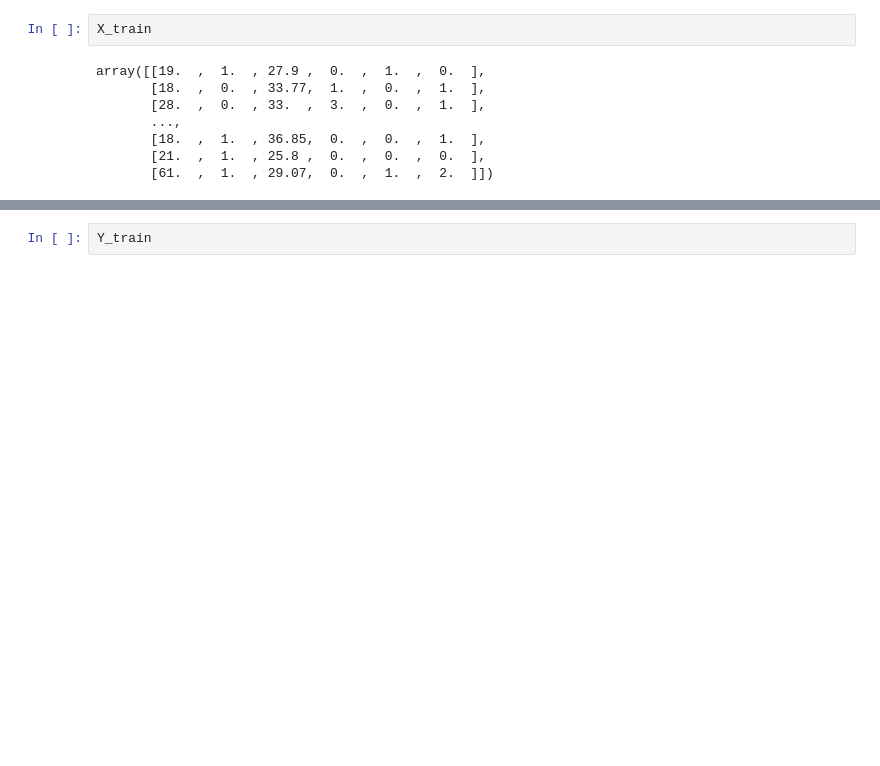
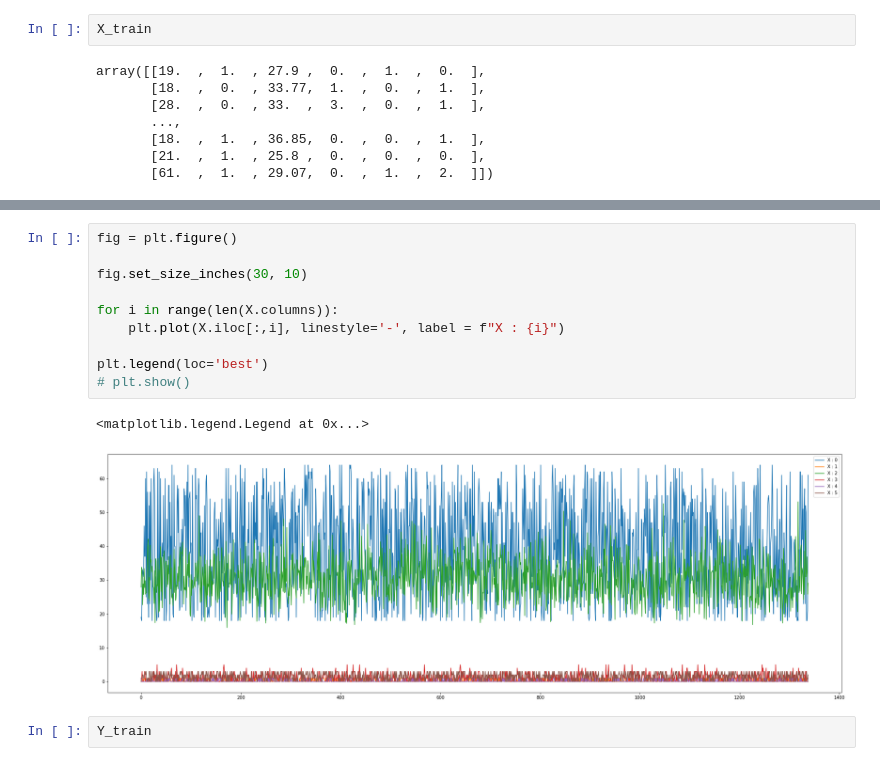
Before and after one commit to Asanka98/Regression, a Jupyter notebook: Multiple Linear Regression/Multiple Linear Regression V1.ipynb, the cells around one changed output, grey strips where cells are left out. Saved outputs shown, nothing was run; the diff lists cells and outputs as text; blank space fills up the shorter version.

```diff
--- a/Multiple Linear Regression/Multiple Linear Regression V1.ipynb
+++ b/Multiple Linear Regression/Multiple Linear Regression V1.ipynb
@@ -180,3 +196,16 @@ array([[19.  ,  1.  , 27.9 ,  0.  ,  1.  ,  0.  ],
+# %%
+fig = plt.figure()
+
+fig.set_size_inches(30, 10)
+
+for i in range(len(X.columns)):
+    plt.plot(X.iloc[:,i], linestyle='-', label = f"X : {i}")
+
+plt.legend(loc='best')
+# plt.show()
+# %% [output]
+<matplotlib.legend.Legend at 0x...>
+[figure, added]
 # %%
 Y_train
 # %% [output]
```
Also changed, not shown: parts of 15 cells of this notebook.
